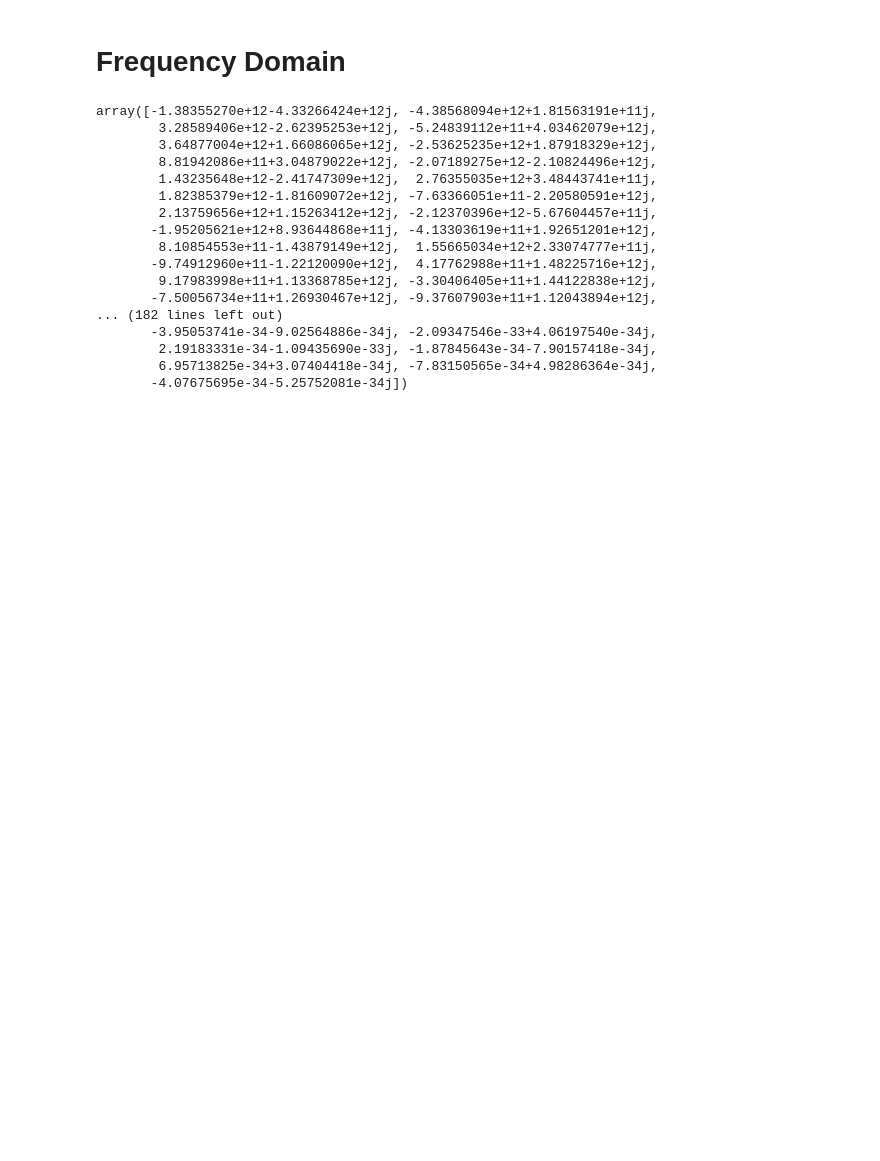
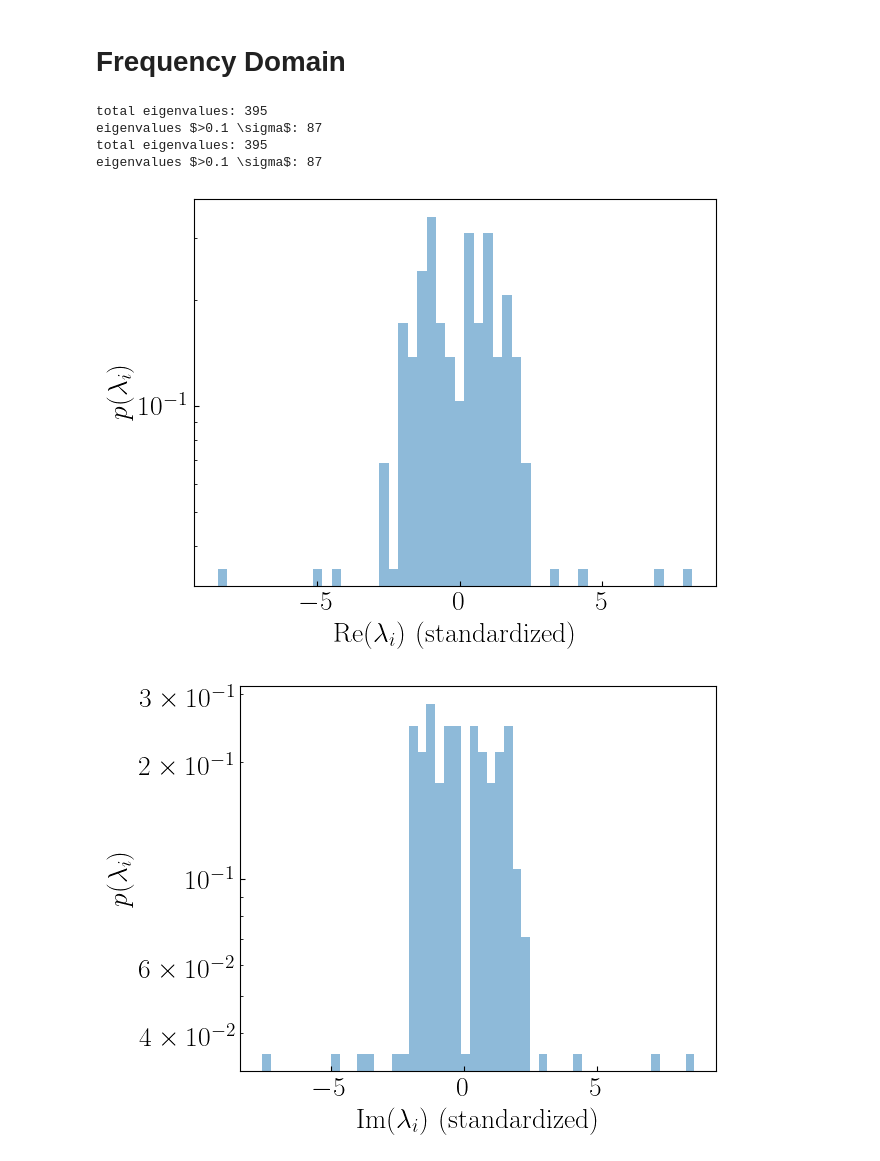
Before and after one commit to hjkim0620/ULDM_PTA_Likelihood, a Jupyter notebook: 2_slow_mode.ipynb, the cells around one changed output. Drawn from its saved outputs; the diff is of its cells as text; code cells hidden in the pictures; blank space fills up the shorter version.

```diff
--- a/2_slow_mode.ipynb
+++ b/2_slow_mode.ipynb
@@ -245,23 +250,45 @@ class FreqDomain:
 # %%
 test = FreqDomain(mass=1e-2)
 test.compute_H(1)
-# %%
-test.eigs[0]
-# %% [output]
-array([-1.38355270e+12-4.33266424e+12j, -4.38568094e+12+1.81563191e+11j,
-        3.28589406e+12-2.62395253e+12j, -5.24839112e+11+4.03462079e+12j,
-        3.64877004e+12+1.66086065e+12j, -2.53625235e+12+1.87918329e+12j,
-        8.81942086e+11+3.04879022e+12j, -2.07189275e+12-2.10824496e+12j,
-        1.43235648e+12-2.41747309e+12j,  2.76355035e+12+3.48443741e+11j,
-        1.82385379e+12-1.81609072e+12j, -7.63366051e+11-2.20580591e+12j,
-        2.13759656e+12+1.15263412e+12j, -2.12370396e+12-5.67604457e+11j,
-       -1.95205621e+12+8.93644868e+11j, -4.13303619e+11+1.92651201e+12j,
-        8.10854553e+11-1.43879149e+12j,  1.55665034e+12+2.33074777e+11j,
-       -9.74912960e+11-1.22120090e+12j,  4.17762988e+11+1.48225716e+12j,
-        9.17983998e+11+1.13368785e+12j, -3.30406405e+11+1.44122838e+12j,
-       -7.50056734e+11+1.26930467e+12j, -9.37607903e+11+1.12043894e+12j,
-... (182 lines left out)
-       -3.95053741e-34-9.02564886e-34j, -2.09347546e-33+4.06197540e-34j,
-        2.19183331e-34-1.09435690e-33j, -1.87845643e-34-7.90157418e-34j,
-        6.95713825e-34+3.07404418e-34j, -7.83150565e-34+4.98286364e-34j,
-       -4.07675695e-34-5.25752081e-34j])
+# %%
+def plot_eig_hist(eigs, bins=50, alpha=0.5, xlabel=None, savefig=None):
+
+    eigs = eigs / np.std(eigs)
+
+    print(rf'total eigenvalues: {len(eigs)}')
+    print(rf'eigenvalues $>0.1 \sigma$: {len(eigs[np.abs(eigs) > 0.1])}')
+
+    eigs = eigs[np.abs(eigs) > 0.1]
+
+    fig, ax = plt.subplots()
+
+    ax.hist(eigs,
+            bins=bins,
+            alpha=alpha,
+            density=True);
+
+    ax.set_yscale('log')
+    ax.set_ylabel(r'$p(\lambda_i)$')
+
+    if xlabel:
+        ax.set_xlabel(xlabel)
+    else:
+        ax.set_xlabel(r'$\lambda_i$')
+
+    fig.tight_layout()
+    if savefig:
+        fig.savefig(savefig)
+# %%
+plot_eig_hist(np.real(test.eigs[0]),
+              xlabel=r'${\rm Re}(\lambda_i) \,\,\textrm{(standardized)}$',
+              savefig='./figs/eigs_freq_re.pdf');
+plot_eig_hist(np.imag(test.eigs[0]),
+              xlabel=r'${\rm Im}(\lambda_i) \,\,\textrm{(standardized)}$',
+              savefig='./figs/eigs_freq_im.pdf');
+# %% [output]
+total eigenvalues: 395
+eigenvalues $>0.1 \sigma$: 87
+total eigenvalues: 395
+eigenvalues $>0.1 \sigma$: 87
+[figure, added]
+[figure, added]
```
Also changed, not shown: parts of 7 cells of this notebook, 16 other files.
